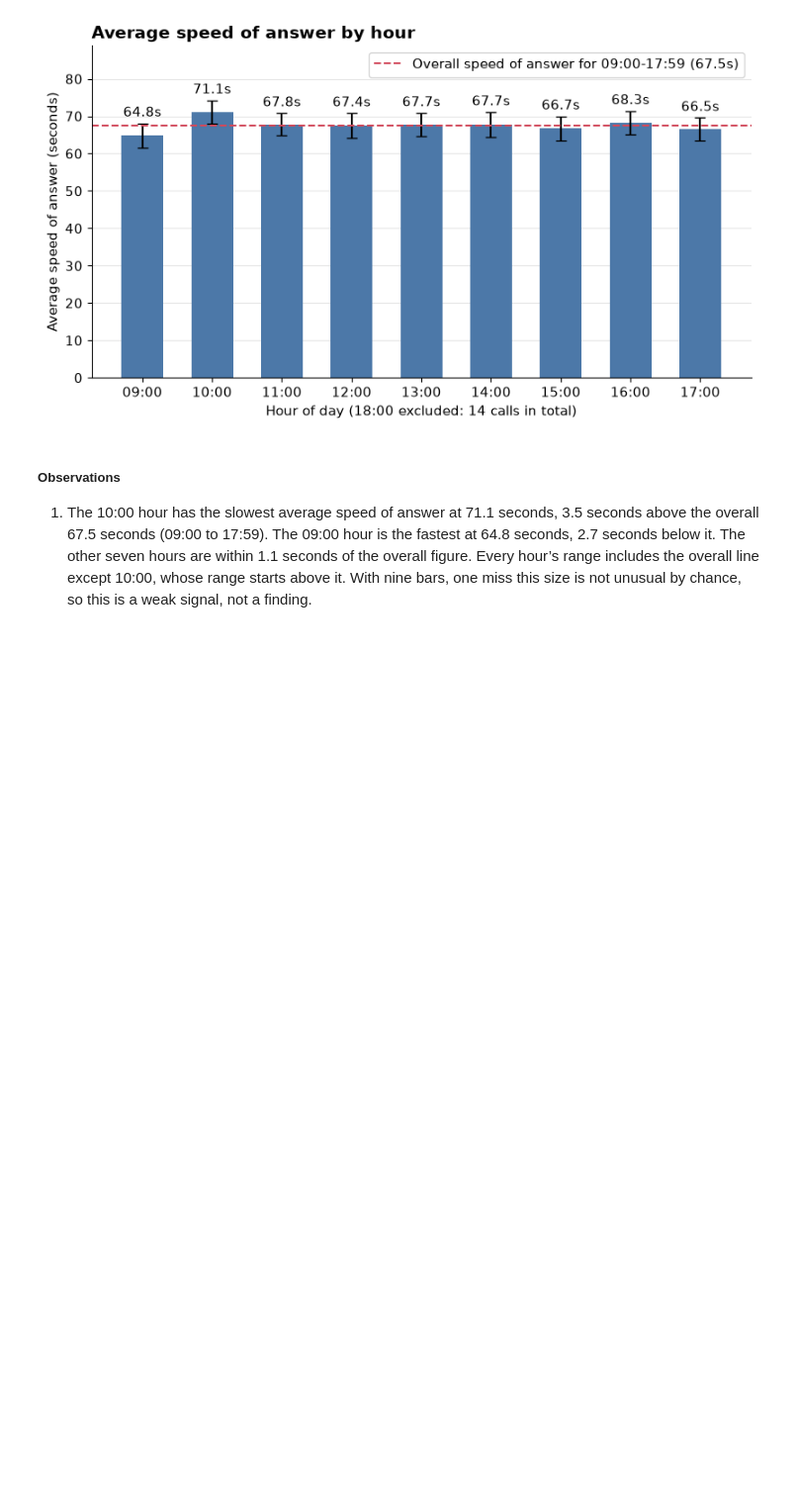
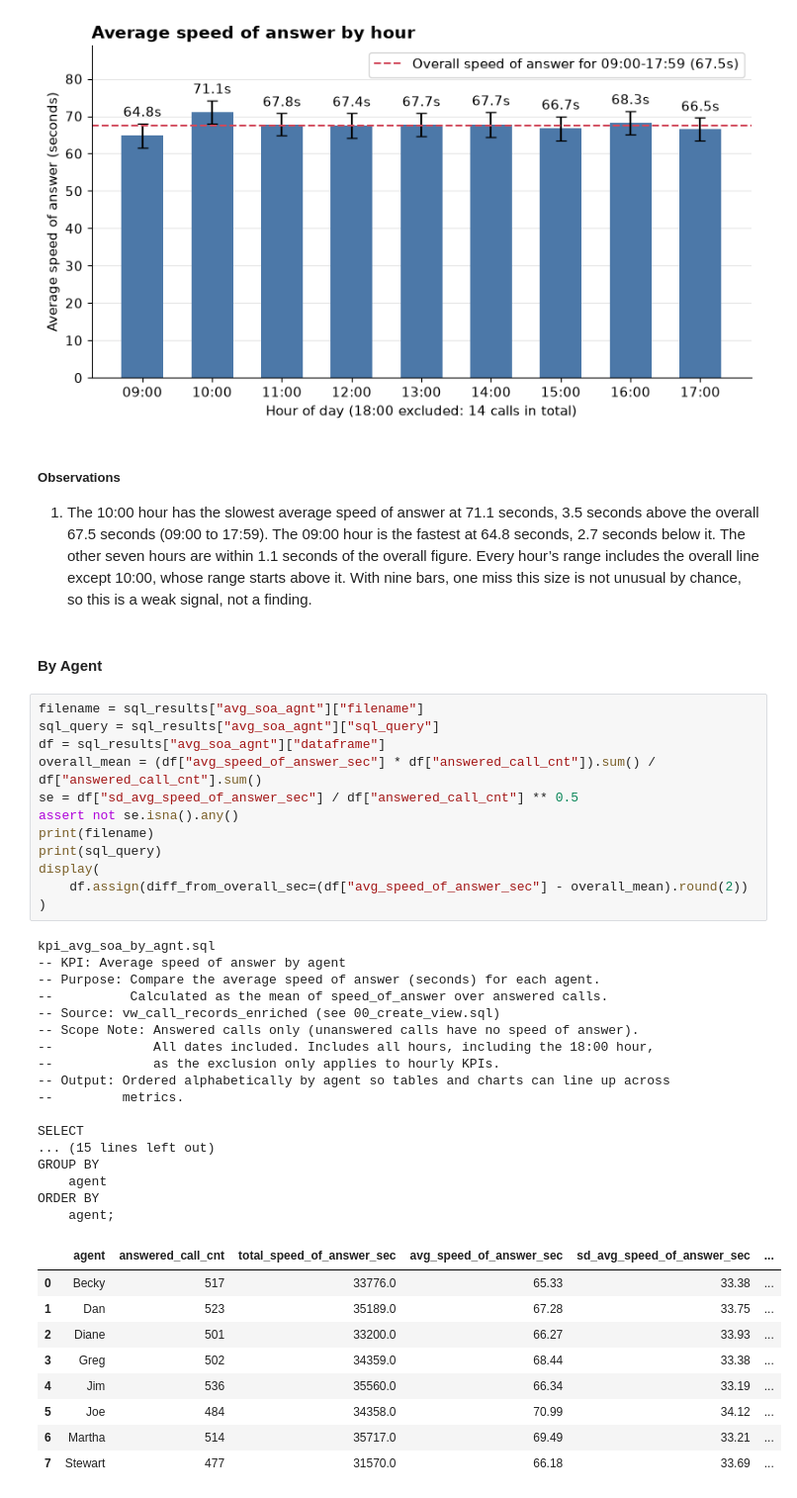
Before and after one commit to Ashish-Krishna-K/call-center-staffing-analytics, a Jupyter notebook: notebooks/03_kpi_analysis.ipynb, the cells around one changed output. Shown at 99% size. Saved outputs shown, nothing was run; the diff lists cells and outputs as text; blank space fills up the shorter version.

```diff
--- a/notebooks/03_kpi_analysis.ipynb
+++ b/notebooks/03_kpi_analysis.ipynb
@@ -1114,3 +1114,44 @@ plt.show()
 ##### Observations
 
 1. The 10:00 hour has the slowest average speed of answer at 71.1 seconds, 3.5 seconds above the overall 67.5 seconds (09:00 to 17:59). The 09:00 hour is the fastest at 64.8 seconds, 2.7 seconds below it. The other seven hours are within 1.1 seconds of the overall figure. Every hour’s range includes the overall line except 10:00, whose range starts above it. With nine bars, one miss this size is not unusual by chance, so this is a weak signal, not a finding.
+# %% [markdown]
+#### By Agent
+# %%
+filename = sql_results["avg_soa_agnt"]["filename"]
+sql_query = sql_results["avg_soa_agnt"]["sql_query"]
+df = sql_results["avg_soa_agnt"]["dataframe"]
+overall_mean = (df["avg_speed_of_answer_sec"] * df["answered_call_cnt"]).sum() / df["answered_call_cnt"].sum()
+se = df["sd_avg_speed_of_answer_sec"] / df["answered_call_cnt"] ** 0.5
+assert not se.isna().any()
+print(filename)
+print(sql_query)
+display(
+    df.assign(diff_from_overall_sec=(df["avg_speed_of_answer_sec"] - overall_mean).round(2))
+)
+# %% [output]
+kpi_avg_soa_by_agnt.sql
+-- KPI: Average speed of answer by agent
+-- Purpose: Compare the average speed of answer (seconds) for each agent.
+--          Calculated as the mean of speed_of_answer over answered calls.
+-- Source: vw_call_records_enriched (see 00_create_view.sql)
+-- Scope Note: Answered calls only (unanswered calls have no speed of answer).
+--             All dates included. Includes all hours, including the 18:00 hour,
+--             as the exclusion only applies to hourly KPIs.
+-- Output: Ordered alphabetically by agent so tables and charts can line up across
+--         metrics.
+
+SELECT
+... (15 lines left out)
+GROUP BY
+    agent
+ORDER BY
+    agent;
+|  | agent | answered_call_cnt | total_speed_of_answer_sec | avg_speed_of_answer_sec | sd_avg_speed_of_answer_sec | ... |
+| 0 | Becky | 517 | 33776.0 | 65.33 | 33.38 | ... |
+| 1 | Dan | 523 | 35189.0 | 67.28 | 33.75 | ... |
+| 2 | Diane | 501 | 33200.0 | 66.27 | 33.93 | ... |
+| 3 | Greg | 502 | 34359.0 | 68.44 | 33.38 | ... |
+| 4 | Jim | 536 | 35560.0 | 66.34 | 33.19 | ... |
+| 5 | Joe | 484 | 34358.0 | 70.99 | 34.12 | ... |
+| 6 | Martha | 514 | 35717.0 | 69.49 | 33.21 | ... |
+| 7 | Stewart | 477 | 31570.0 | 66.18 | 33.69 | ... |
```
Also changed, not shown: parts of 2 cells of this notebook.
